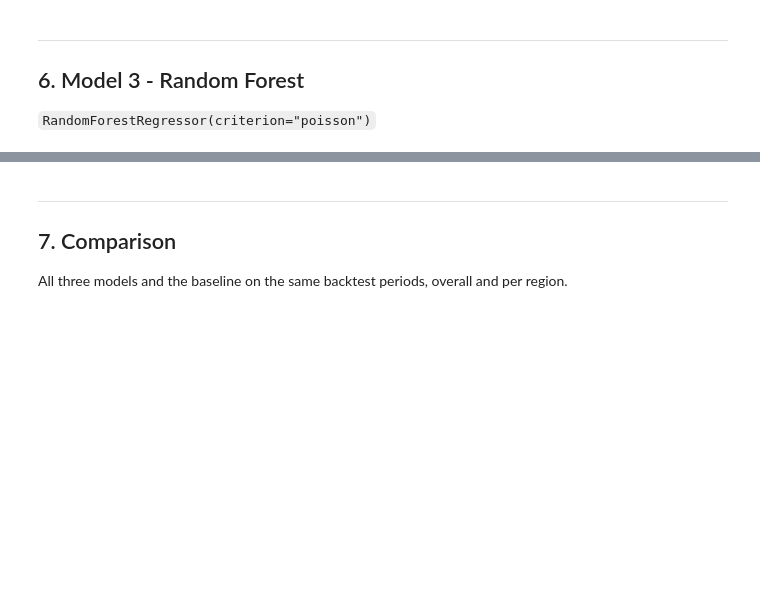
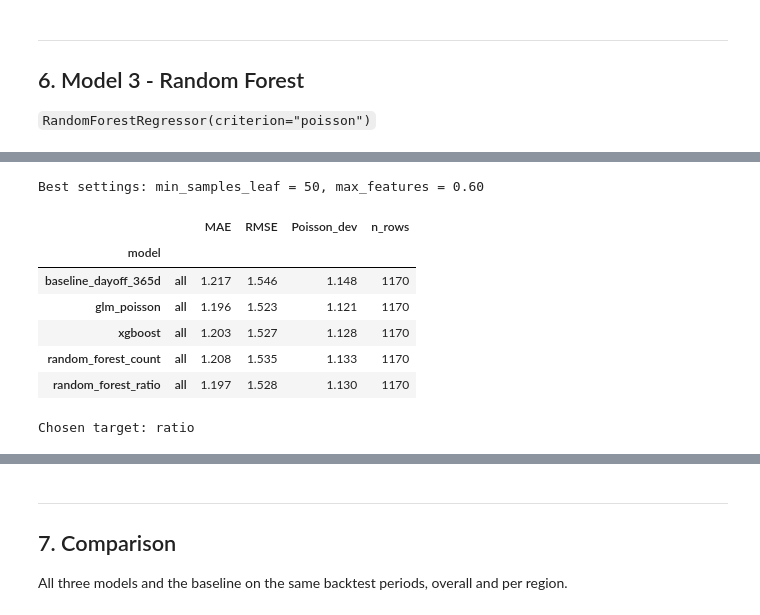
Before and after one commit to ivanya93/road_safety_machine_learning, a Jupyter notebook: notebooks/03_Modelling.ipynb, the cells around one changed output, grey strips where cells are left out. Cells and saved outputs as stored; diff of their text form; code cells hidden in the pictures; blank space fills up the shorter version.

```diff
--- a/notebooks/03_Modelling.ipynb
+++ b/notebooks/03_Modelling.ipynb
@@ -662,0 +718,26 @@ Best settings: max_depth = 2, n_estimators = 300
+# %%
+# 6.2. Chosen settings, 500 trees: direct count vs ratio to the region's level
+best_rf = rf_tuning["Poisson_dev"].idxmin()
+print("Best settings: min_samples_leaf = %d, max_features = %.2f" % best_rf)
+rf_target_runs, rf_target_fits = {}, {}
+for target in ["count", "ratio"]:
+    RF_FITS = []
+    rf_target_runs[f"random_forest_{target}"] = backtest(
+        make_rf(*best_rf, n_estimators=500, target=target), FEATURES)
+    rf_target_fits[target] = RF_FITS
+display(score_table({**{k: PREDS[k] for k in ["baseline_dayoff_365d", "glm_poisson", "xgboost"]}, **rf_target_runs}))
+
+RF_TARGET = min(["count", "ratio"],
+                key=lambda t: score_table({t: rf_target_runs[f"random_forest_{t}"]})["Poisson_dev"].iloc[0])
+PREDS["random_forest"], RF_FITS = rf_target_runs[f"random_forest_{RF_TARGET}"], rf_target_fits[RF_TARGET]
+print("Chosen target:", RF_TARGET)
+# %% [output]
+Best settings: min_samples_leaf = 50, max_features = 0.60
+|  |  | MAE | RMSE | Poisson_dev | n_rows |
+| model |  |  |  |  |  |
+| baseline_dayoff_365d | all | 1.217 | 1.546 | 1.148 | 1170 |
+| glm_poisson | all | 1.196 | 1.523 | 1.121 | 1170 |
+| xgboost | all | 1.203 | 1.527 | 1.128 | 1170 |
+| random_forest_count | all | 1.208 | 1.535 | 1.133 | 1170 |
+| random_forest_ratio | all | 1.197 | 1.528 | 1.130 | 1170 |
+Chosen target: ratio
```
Also changed, not shown: parts of 16 cells of this notebook.
